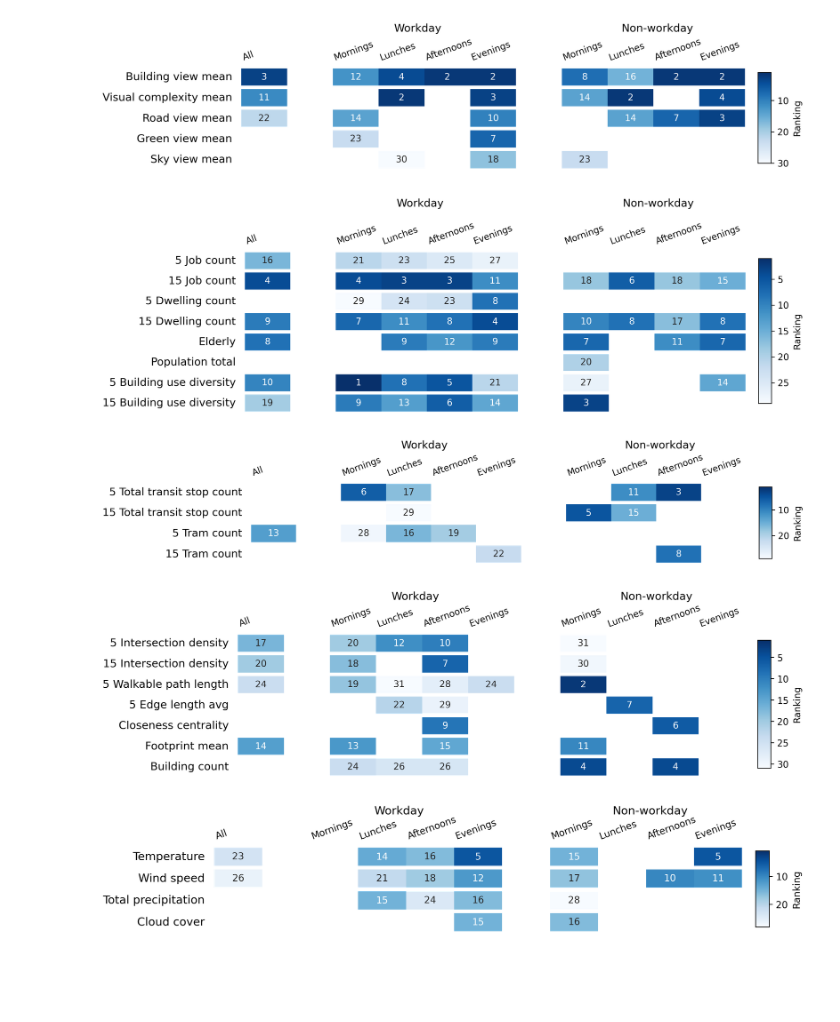
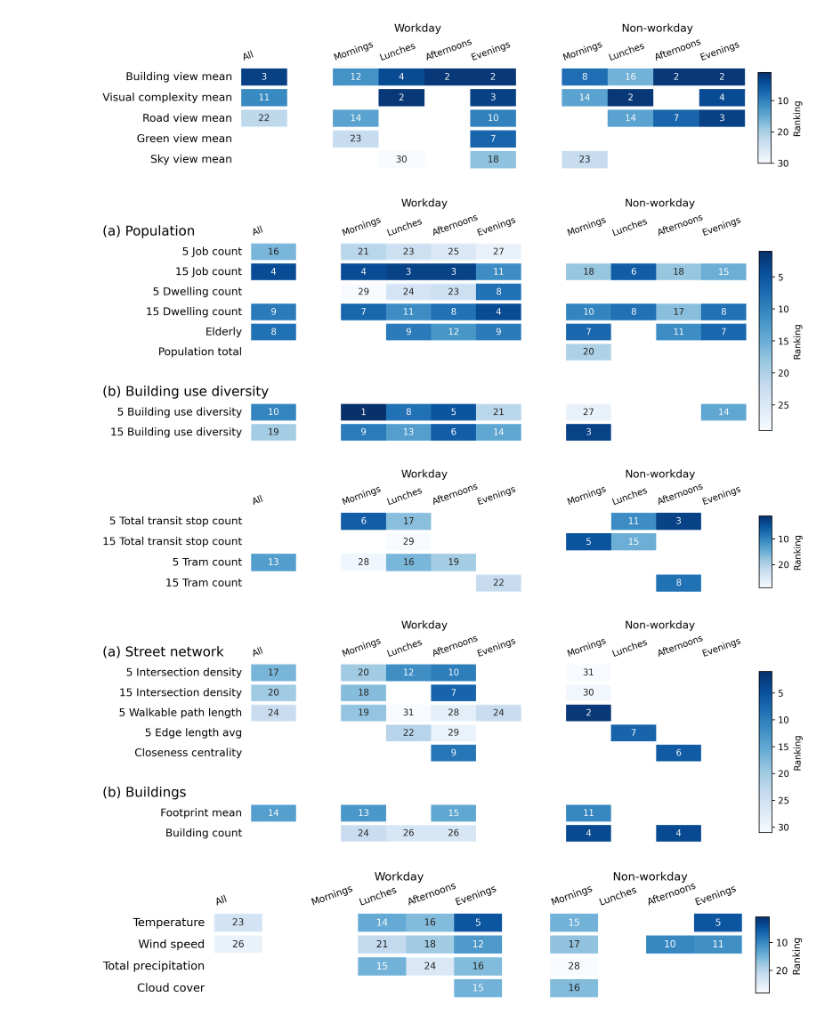
Before and after one commit to EPFL-ETHOS-Lab/urban-walkability-insights, a Jupyter notebook: modeling.ipynb, the cells around one changed output. Saved outputs shown, nothing was run; the diff lists cells and outputs as text; code cells hidden in the pictures; blank space fills up the shorter version.

```diff
--- a/modeling.ipynb
+++ b/modeling.ipynb
@@ -1236,7 +1236,8 @@ plt.show()
 # %% [output]
 [figure]
 # %%
-def rankingHeatMapPlot(interested_features = None, texty=-5, int_h=0.4):
+def rankingHeatMapPlot(interested_features = None, texty=-5, int_h=0.4,
+                       fig_name = None, pop_n_div = False, network_n_bldg = False):
     # Create a new column to rank each feature based on sum_cols for each dataset_name
     combined_importance_df_cap['rank'] = combined_importance_df_cap.groupby('dataset_name')['sum_cols'].rank(ascending=False)
     filtered_df = combined_importance_df_cap[combined_importance_df_cap['col_name'].isin(interested_features)]
@@ -1248,6 +1249,8 @@ def rankingHeatMapPlot(interested_features = None, texty=-5, int_h=0.4):
     # Prepare the heatmap data for each feature
     heatmap_data = filtered_df.pivot(index='col_name', columns='dataset_name', values='rank')
     heatmap_data = heatmap_data.reindex(columns=all_dataset_names, fill_value=np.nan)
+    # Insert a blank row for spacing
+    heatmap_data.loc['GAP'] = np.nan
 
     # Create the figure with multiple subplots
     n_features = len(interested_features)
@@ -1264,6 +1267,9 @@ def rankingHeatMapPlot(interested_features = None, texty=-5, int_h=0.4):
     # Step 7: Plot each feature as a separate heatmap
     for i, feature in enumerate(interested_features):
         ax = axes[i] if n_features > 1 else axes  # Handle single subplot case
+        if feature == 'GAP':
+            ax.axis('off')  # Hide the axis for the gap row
+            continue
         feature_data = heatmap_data.loc[[feature]]
 
         sns.heatmap(feature_data, annot=True, fmt='', cmap=cmap, cbar=False,  # Turn off color bar for all individual plots
@@ -1293,6 +1299,27 @@ def rankingHeatMapPlot(interested_features = None, texty=-5, int_h=0.4):
         else:
             ax.set_xlabel('')  # Remove the "Dataset Name" label for all plots
 
+    if pop_n_div:
+        axes[0].text(
+            -0.3, 1.5, '(a) Population',transform=axes[0].transAxes,
+            fontsize=15, ha='left')
+
+        b_index = interested_features.index('5 Building use diversity')
+        axes[b_index].text(
+            -0.3, 1.5, '(b) Building use diversity', transform=axes[b_index].transAxes,
+            fontsize=15,ha='left') #  fontweight='bold'
+
+    if network_n_bldg:
+        axes[0].text(
+            -0.3, 1.5, '(a) Street network',transform=axes[0].transAxes,
+            fontsize=15, ha='left')
+
+        b_index = interested_features.index('Footprint mean')
+        axes[b_index].text(
+            -0.3, 1.5, '(b) Buildings', transform=axes[b_index].transAxes,
+            fontsize=15,ha='left') #  fontweight='bold'
+
+
     # Move x-axis labels to the top of the plots, only for the first subplot
     for i, ax in enumerate(axes):
         if i == 0:  # Apply this only for the first subplot
@@ -1311,6 +1338,8 @@ def rankingHeatMapPlot(interested_features = None, texty=-5, int_h=0.4):
     plt.text(-28, texty, 'Workday', fontsize = 12)
     plt.text(-10.5, texty, 'Non-workday', fontsize = 12)
     plt.gcf().patch.set_alpha(0)
+    if fig_name:
+        plt.savefig(os.path.join(output_dir, fig_name), dpi=300, bbox_inches='tight')
     # plt.tight_layout()  # Adjust layout to make space for the color bar
     plt.show()
 # %%
@@ -1329,11 +1362,14 @@ rankingHeatMapPlot(interested_features = ['Building view mean','Visual complexit
 # %%
 rankingHeatMapPlot(interested_features = ['5 Job count','15 Job count',
                                           '5 Dwelling count','15 Dwelling count',
                                           'Elderly','Population total',#'Youth',
-
-                                          '5 Building use diversity','15 Building use diversity'],texty=-9)
+                                          'GAP', # dummy row
+                                          'GAP', # dummy row
+                                          '5 Building use diversity','15 Building use diversity'],texty=-6, pop_n_div = True,
+                                        #   fig_name = 'fig_11_population_n_diversity_ranking.png'
+                                          )
 # %% [output]
-[figure, old version]
+[figure, new version]
 # %%
 rankingHeatMapPlot(interested_features=['5 Total transit stop count','15 Total transit stop count',
                                         #'5 Bus count','15 Bus count',
@@ -1344,11 +1381,13 @@ rankingHeatMapPlot(interested_features=['5 Total transit stop count','15 Total t
 # %%
 rankingHeatMapPlot(interested_features=["5 Intersection density","15 Intersection density",
                         "5 Walkable path length", #"15 Walkable path length",
-                        "5 Edge length avg",
-                        "Closeness centrality",
-
+                        "5 Edge length avg","Closeness centrality",
+                        "GAP", # dummy row
+                        "GAP", # dummy row
                         "Footprint mean", "Building count"
-                        ],texty=-8.5)
+                        ],texty=-7, network_n_bldg = True,
+                        # fig_name = 'fig_15_network_n_bldng_ranking.png'
+                        )
 # %% [output]
-[figure, old version]
+[figure, new version]
 # %%
```
Also changed, not shown: parts of 6 cells of this notebook.
